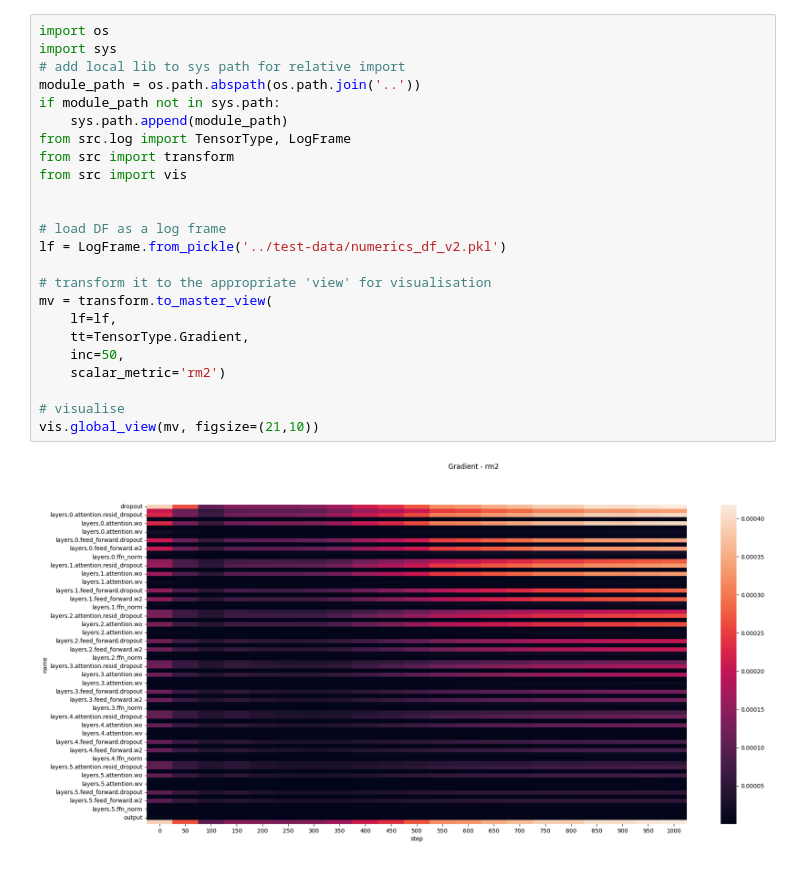
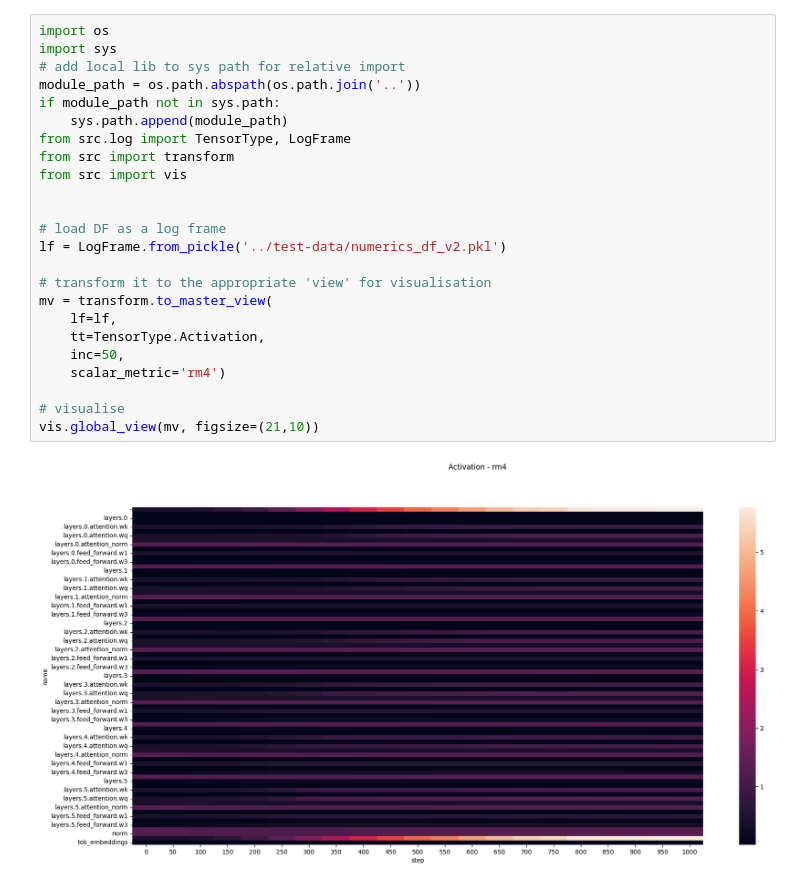
Before and after one commit to graphcore-research/track-and-visualize, a Jupyter notebook: notebooks/lib-demo.ipynb, the cells around one changed output. Cells and saved outputs as stored; diff of their text form.

```diff
--- a/notebooks/lib-demo.ipynb
+++ b/notebooks/lib-demo.ipynb
@@ -1,26 +1,26 @@
 # %%
 import os
 import sys
 # add local lib to sys path for relative import
 module_path = os.path.abspath(os.path.join('..'))
 if module_path not in sys.path:
     sys.path.append(module_path)
 from src.log import TensorType, LogFrame
 from src import transform
 from src import vis
 
 
 # load DF as a log frame
 lf = LogFrame.from_pickle('../test-data/numerics_df_v2.pkl')
 
 # transform it to the appropriate 'view' for visualisation
 mv = transform.to_master_view(
     lf=lf,
-    tt=TensorType.Gradient,
+    tt=TensorType.Activation,
     inc=50,
-    scalar_metric='rm2')
+    scalar_metric='rm4')
 
 # visualise
 vis.global_view(mv, figsize=(21,10))
 # %% [output]
-[figure, old version]
+[figure, new version]
```
Also changed, not shown: 1 other file.
